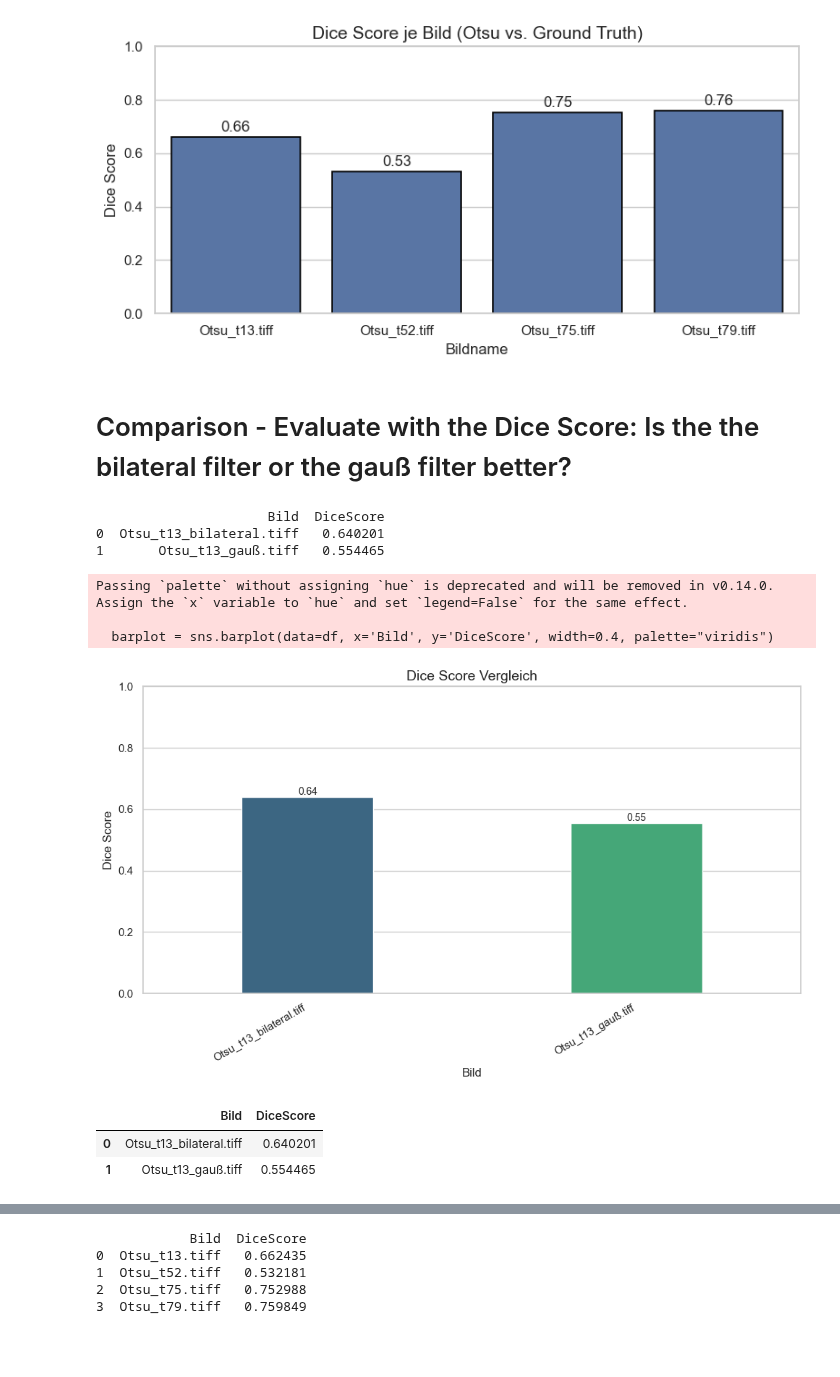
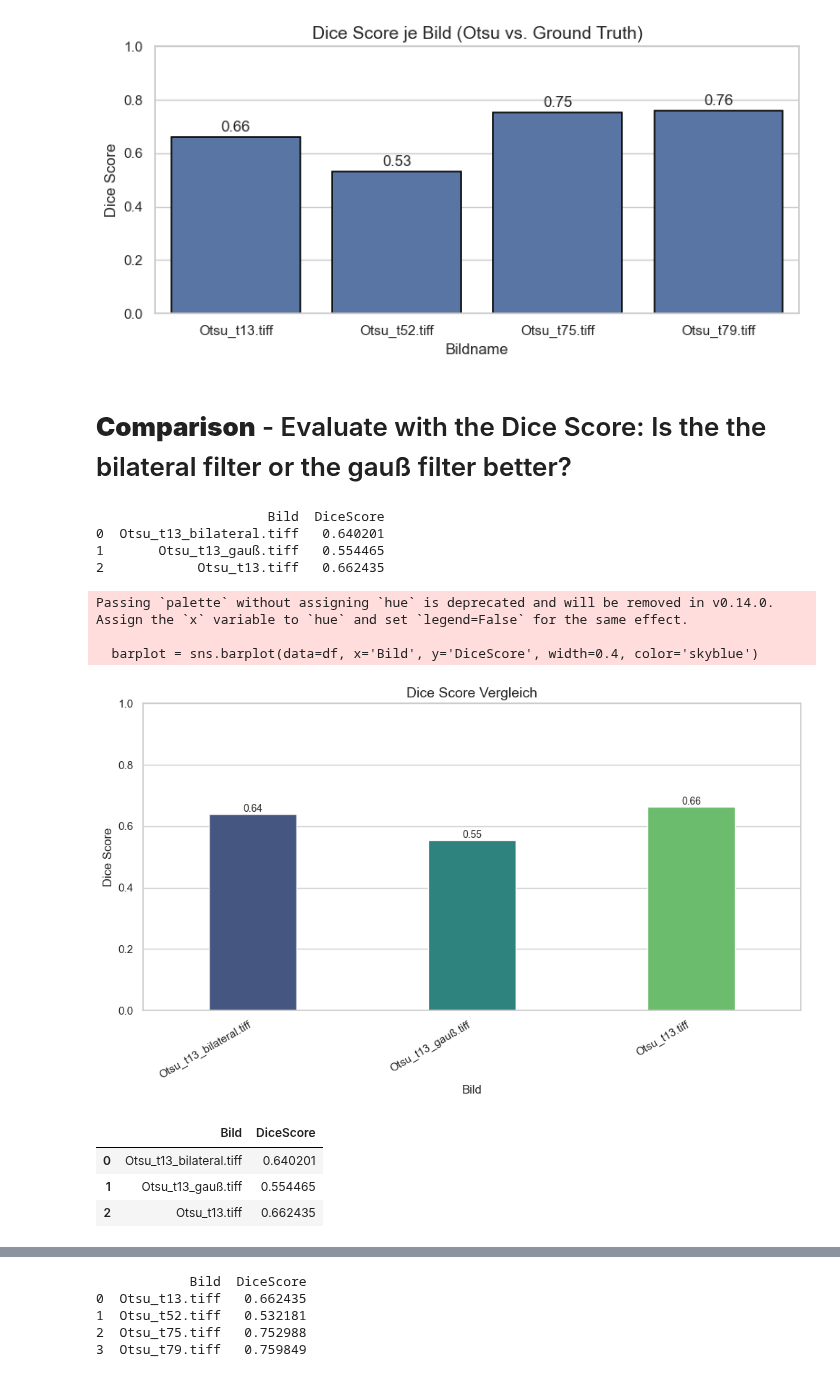
Before and after one commit to BiomedicalImageAnalysis2025/topic01_team04, a Jupyter notebook: Code/Dice_Score.ipynb, the cells around one changed output, grey strips where cells are left out. Saved outputs shown, nothing was run; the diff lists cells and outputs as text; code cells hidden in the pictures; blank space fills up the shorter version.

```diff
--- a/Code/Dice_Score.ipynb
+++ b/Code/Dice_Score.ipynb
@@ -96,27 +96,32 @@ plt.show()
 [figure]
 [figure]
 # %% [markdown]
-# Comparison - Evaluate with the Dice Score: Is the  the bilateral filter or the gauß filter better?
+# **Comparison** - Evaluate with the Dice Score: Is the  the bilateral filter or the gauß filter better?
 # %%
 from Functions.Dice_coefficient import evaluate_and_plot_dice
 
 image_pairs = [
     ('Images/Datenvorbereitung_Images/Otsu/Otsu_Filtered_t13/Otsu_t13_bilateral.tiff',
      'Original_Images/Otsu/Data/N2DL-HeLa/gt/man_seg13.tif'),
     ('Images/Datenvorbereitung_Images/Otsu/Otsu_Filtered_t13/Otsu_t13_gauß.tiff',
      'Original_Images/Otsu/Data/N2DL-HeLa/gt/man_seg13.tif'),
+    ('Images/Datenvorbereitung_Images/Otsu/Otsu_t13.tiff',
+     'Original_Images/Otsu/Data/N2DL-HeLa/gt/man_seg13.tif')
+
 ]
 
 evaluate_and_plot_dice(image_pairs)
 # %% [output]
                       Bild  DiceScore
 0  Otsu_t13_bilateral.tiff   0.640201
 1       Otsu_t13_gauß.tiff   0.554465
+2            Otsu_t13.tiff   0.662435
 Passing `palette` without assigning `hue` is deprecated and will be removed in v0.14.0. Assign the `x` variable to `hue` and set `legend=False` for the same effect.
 
-  barplot = sns.barplot(data=df, x='Bild', y='DiceScore', width=0.4, palette="viridis")
+  barplot = sns.barplot(data=df, x='Bild', y='DiceScore', width=0.4, color='skyblue')
-[figure, old version]
+[figure, new version]
 |  | Bild | DiceScore |
 | 0 | Otsu_t13_bilateral.tiff | 0.640201 |
 | 1 | Otsu_t13_gauß.tiff | 0.554465 |
+| 2 | Otsu_t13.tiff | 0.662435 |
 # %% [markdown]
```
Also changed, not shown: parts of 2 cells of this notebook, 1 other file.
